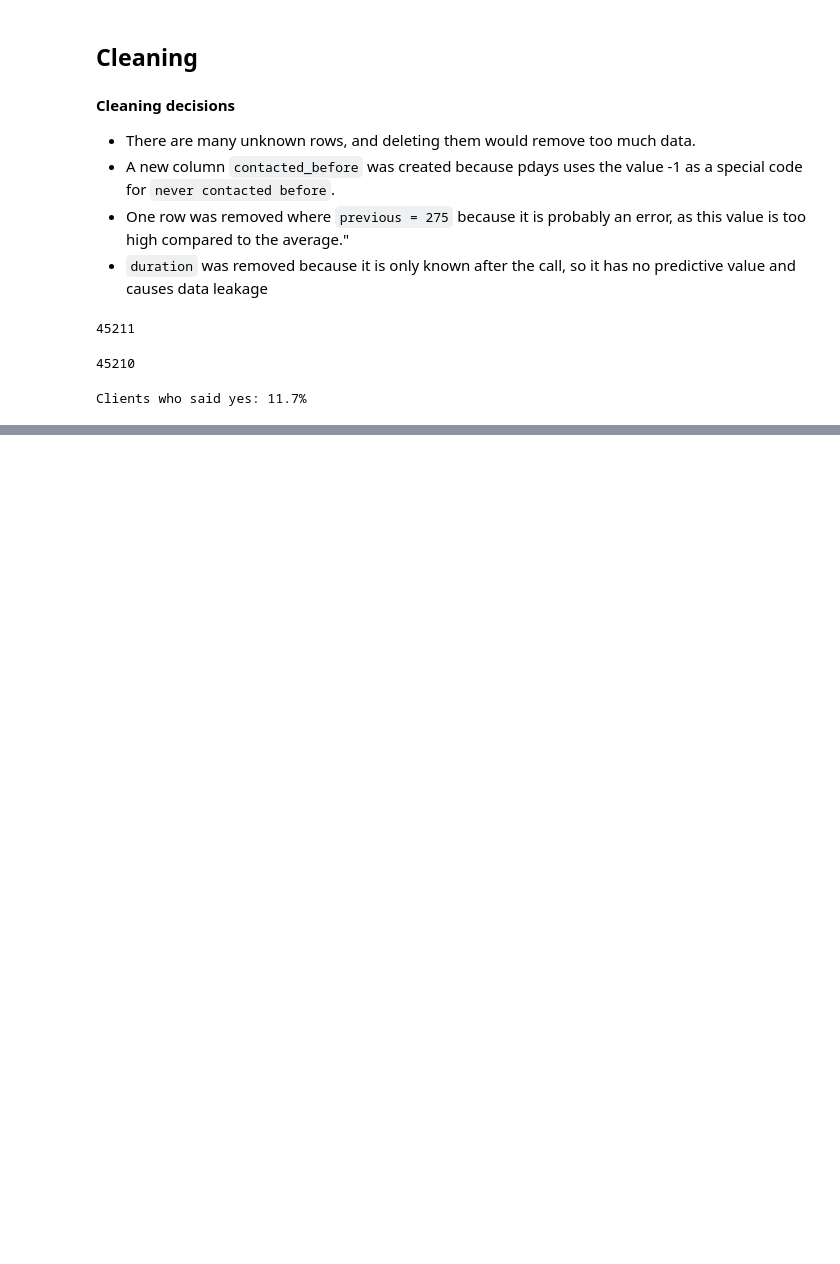
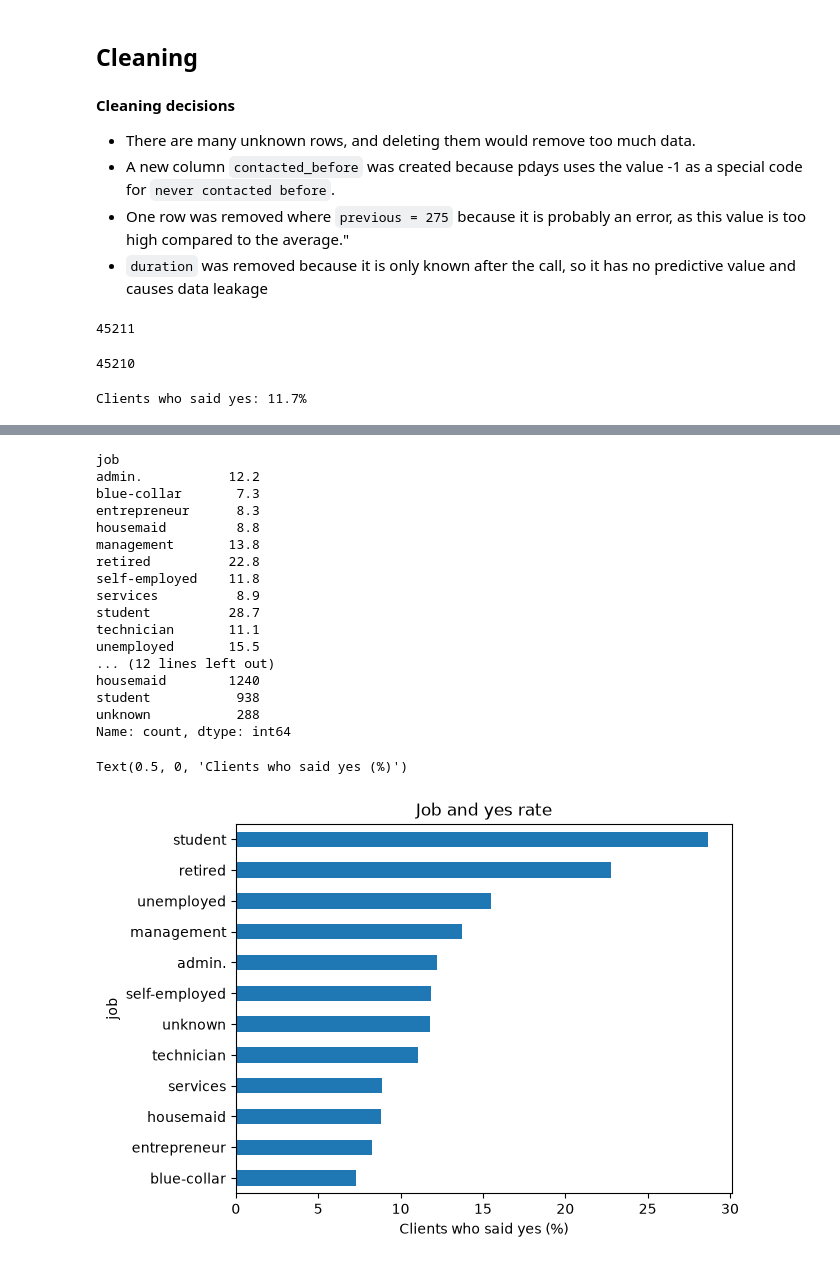
Before and after one commit to nicholas-dumas/ai_mlops_hands_on_exercise, a Jupyter notebook: notebooks/eda.ipynb, the cells around one changed output, grey strips where cells are left out. Drawn from its saved outputs; the diff is of its cells as text; code cells hidden in the pictures; blank space fills up the shorter version.

```diff
--- a/notebooks/eda.ipynb
+++ b/notebooks/eda.ipynb
@@ -180,0 +205,27 @@ Clients who said yes: 11.7%
+# %%
+rate = clean.groupby("job")["y"].mean() * 100
+print(rate.round(1))
+print(clean["job"].value_counts())
+
+ax = rate.sort_values().plot(kind="barh", title="Job and yes rate")
+ax.set_xlabel("Clients who said yes (%)")
+# %% [output]
+job
+admin.           12.2
+blue-collar       7.3
+entrepreneur      8.3
+housemaid         8.8
+management       13.8
+retired          22.8
+self-employed    11.8
+services          8.9
+student          28.7
+technician       11.1
+unemployed       15.5
+... (12 lines left out)
+housemaid        1240
+student           938
+unknown           288
+Name: count, dtype: int64
+Text(0.5, 0, 'Clients who said yes (%)')
+[figure, added]
```
Also changed, not shown: parts of 6 cells of this notebook, 1 other file.
